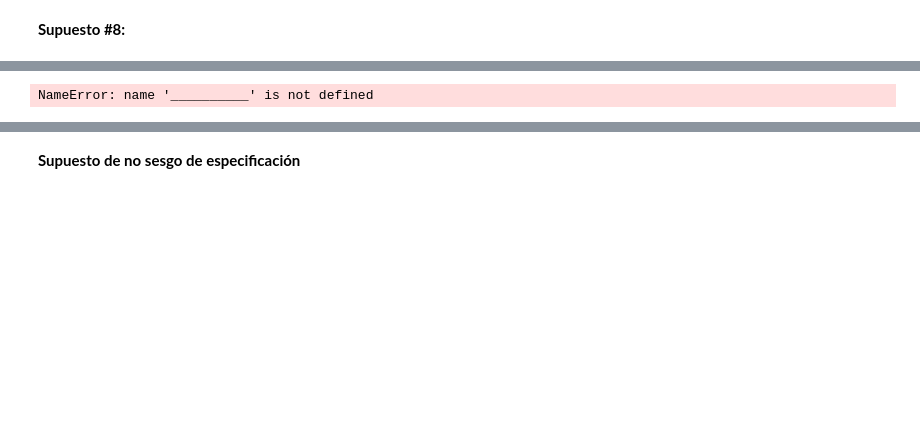
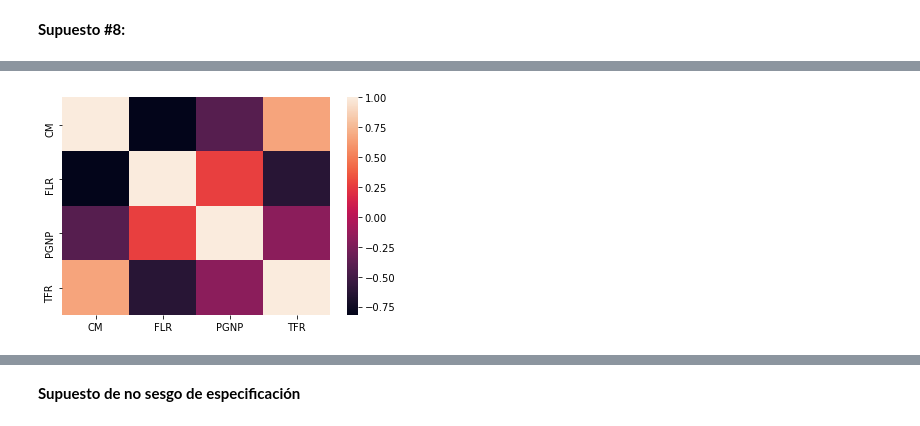
Before and after one commit to JuanAcevedoEcon/Econometria-basica-con-Python, a Jupyter notebook: Scripts/(3) Supuestos Estructura MCO.ipynb, the cells around one changed output, grey strips where cells are left out. Cells and saved outputs as stored; diff of their text form; code cells hidden in the pictures; blank space fills up the shorter version.

```diff
--- a/Scripts/(3) Supuestos Estructura MCO.ipynb
+++ b/Scripts/(3) Supuestos Estructura MCO.ipynb
@@ -38,8 +87,8 @@ NameError: name '________' is not defined
 # %%
-correlaciones=__________
+correlaciones=data.corr()
 fig,ax=plt.subplots()
-sns.heatmap(_________)
+sns.heatmap(correlaciones)
 plt.show()
 # %% [output]
-NameError: name '__________' is not defined
+[figure, added]
 # %%
```
Also changed, not shown: parts of 21 cells of this notebook, 2 other files.
